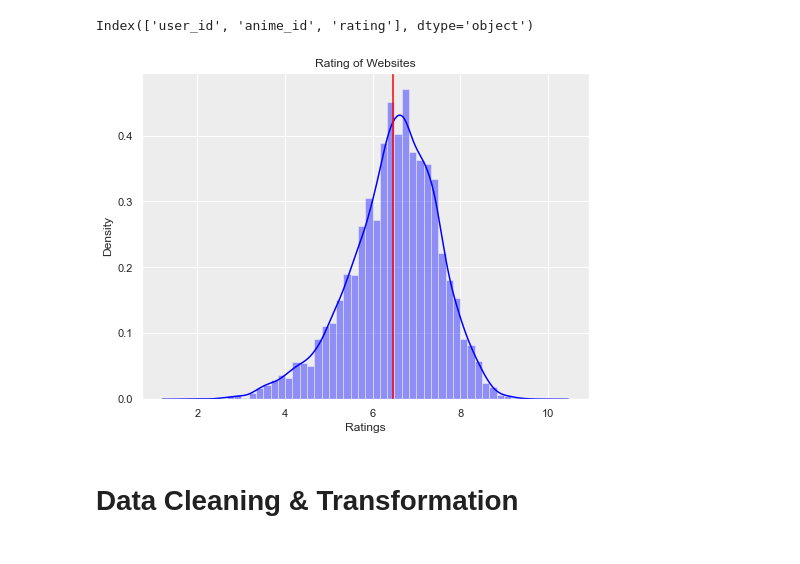
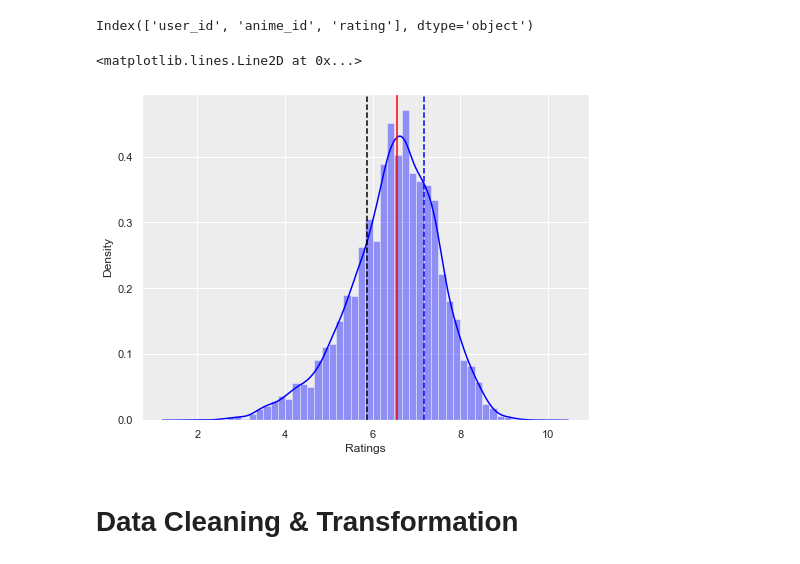
Before and after one commit to Ferdostto/Jupyter_Notebook_Test, a Jupyter notebook: BA Anime Recommendation Engine.ipynb, the cells around one changed output. Saved outputs shown, nothing was run; the diff lists cells and outputs as text; code cells hidden in the pictures.

```diff
--- a/BA Anime Recommendation Engine.ipynb
+++ b/BA Anime Recommendation Engine.ipynb
@@ -20,8 +20,8 @@ sns.set_palette(palette)
 # Loading & Viewing the Data
 # %%
 # (r'C:\Users\Ferdous Hasan\Downloads\DATA DATA DATA (BA)\anime.csv')
-anime = pd.read_csv(r'C:\Users\ASUS\Downloads\DATA DATA DATA (BA)\anime.csv')
-rating = pd.read_csv(r'C:\Users\ASUS\Downloads\DATA DATA DATA (BA)\rating.csv')
+anime = pd.read_csv(r'C:\Users\Ferdous Hasan\Downloads\DATA DATA DATA (BA)\anime.csv')
+rating = pd.read_csv(r'C:\Users\Ferdous Hasan\Downloads\DATA DATA DATA (BA)\rating.csv')
 # %%
 anime.head()
 # %% [output]
@@ -39,18 +39,31 @@ Index(['anime_id', 'name', 'genre', 'type', 'episodes', 'rating', 'members'], dt
 print(rating.columns)
 # %% [output]
 Index(['user_id', 'anime_id', 'rating'], dtype='object')
+# %%
+# 25th Percentile
+def q25(x):
+    return x.quantile(0.25)
+
+# 75th Percentile
+def q75(x):
+    return x.quantile(0.75)
+
+percetile_25 = q25(anime['rating'])
+percetile_75 = q75(anime['rating'])
+mean = anime['rating'].mean()
 # %%
 # make a side by side comparision of the rating of people
 
-sns.distplot(anime.rating, color = 'blue').set(title= "Rating of Websites", xlabel= 'Ratings')
+sns.distplot(anime.rating, color = 'blue').set(xlabel= 'Ratings')
 
-mean = anime['rating'].mean()
+plt.axvline(mean, 0,1, color = 'red' , label = 'mean')
+plt.axvline(percetile_25, 0,1, color = 'black' , linestyle="--")
+plt.axvline(percetile_75, 0,1, color = 'blue', linestyle="--")
 
-plt.axvline(mean, 0,1, color = 'red')
-
-plt.savefig('E4', dpi = 300)
+# plt.savefig('E4', dpi = 300)
 # %% [output]
+<matplotlib.lines.Line2D at 0x...>
-[figure, old version]
+[figure, new version]
 # %% [markdown]
 # Data Cleaning & Transformation
 # %%
```
